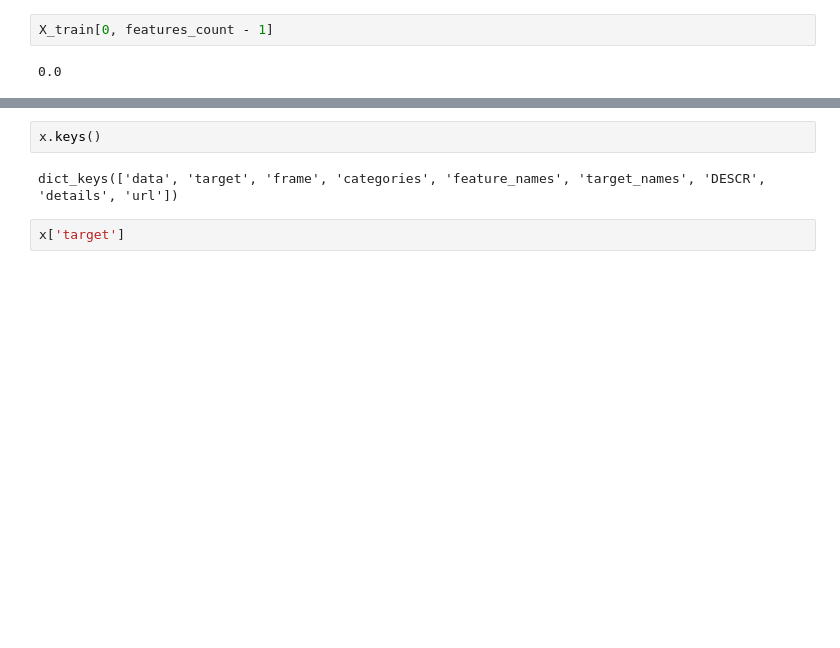
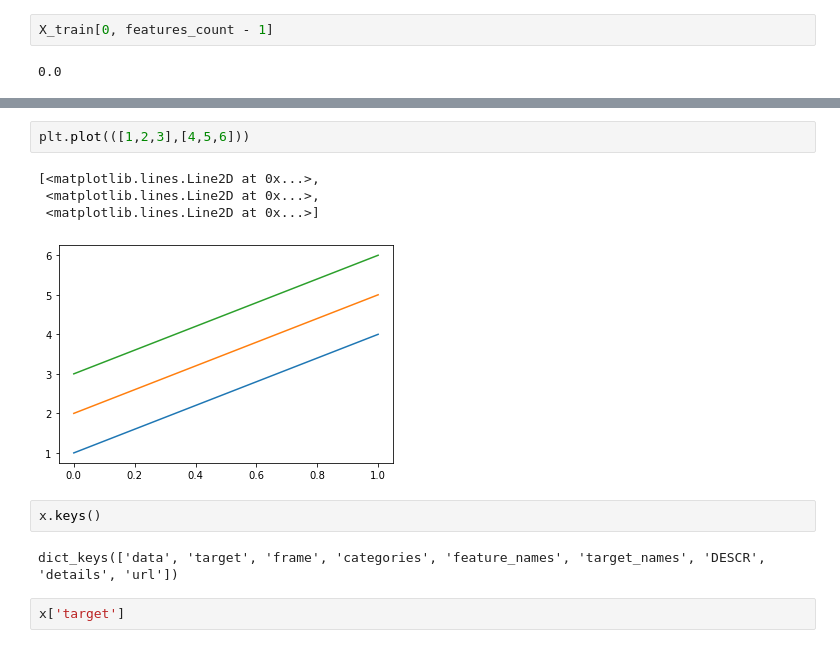
Before and after one commit to be-y-a/smth, a Jupyter notebook: OZON/ML/HOMEWORKS/HW2/knn/Homework2.ipynb, the cells around one changed output, grey strips where cells are left out. Saved outputs shown, nothing was run; the diff lists cells and outputs as text; blank space fills up the shorter version.

```diff
--- a/OZON/ML/HOMEWORKS/HW2/knn/Homework2.ipynb
+++ b/OZON/ML/HOMEWORKS/HW2/knn/Homework2.ipynb
@@ -70,3 +104,10 @@ X_train[0, features_count - 1]
+# %%
+plt.plot(([1,2,3],[4,5,6]))
+# %% [output]
+[<matplotlib.lines.Line2D at 0x...>,
+ <matplotlib.lines.Line2D at 0x...>,
+ <matplotlib.lines.Line2D at 0x...>]
+[figure, added]
 # %%
 x.keys()
 # %% [output]
```
Also changed, not shown: parts of 7 cells of this notebook.
